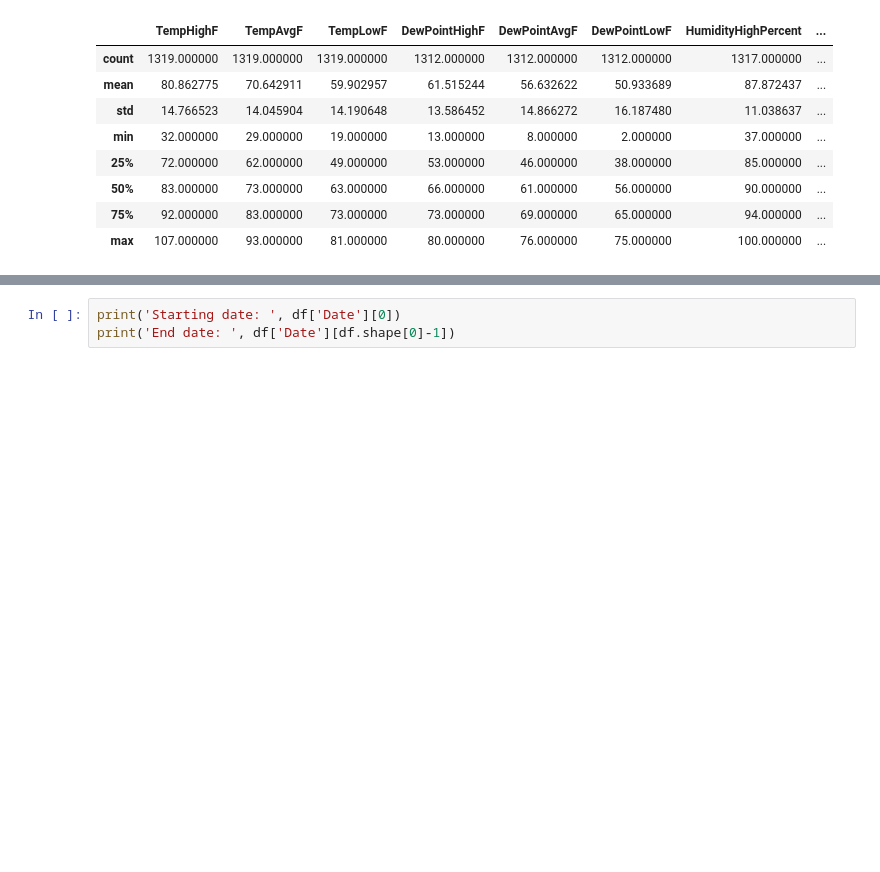
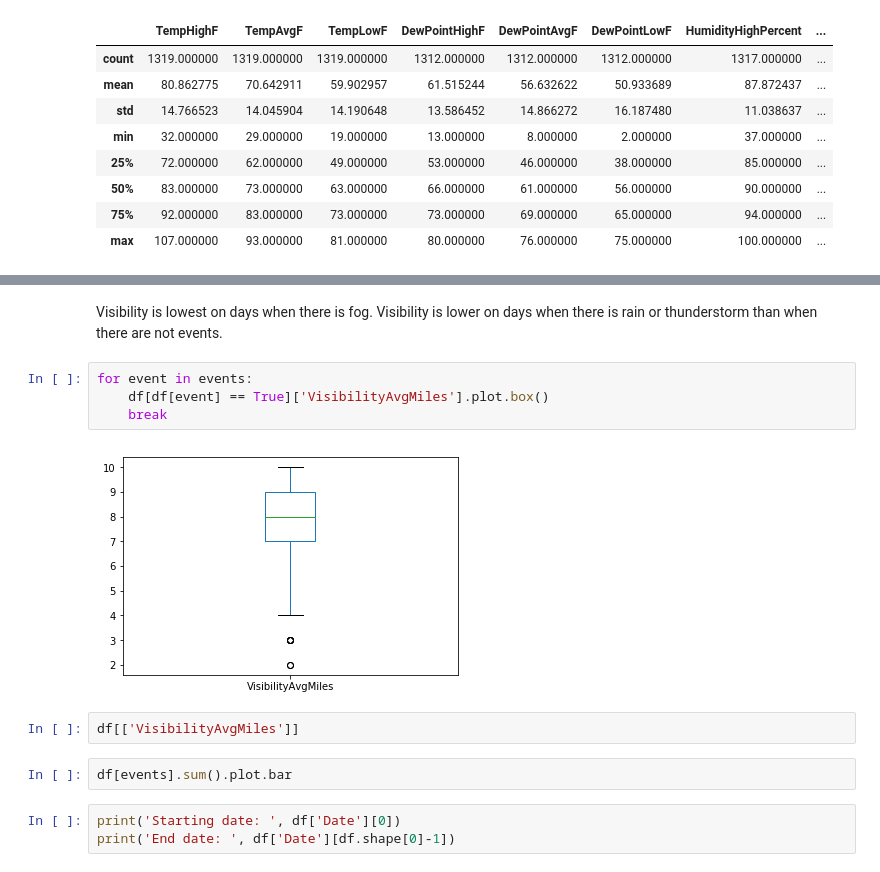
Before and after one commit to lpatruno/AustinData, a Jupyter notebook: austin_weather_analysis.ipynb, the cells around one changed output, grey strips where cells are left out. Cells and saved outputs as stored; diff of their text form; blank space fills up the shorter version.

```diff
--- a/austin_weather_analysis.ipynb
+++ b/austin_weather_analysis.ipynb
@@ -39,3 +115,15 @@ df.describe()
+# %% [markdown]
+Visibility is lowest on days when there is fog. Visibility is lower on days when there is rain or thunderstorm than when there are not events.
+# %%
+for event in events:
+    df[df[event] == True]['VisibilityAvgMiles'].plot.box()
+    break
+# %% [output]
+[figure, added]
+# %%
+df[['VisibilityAvgMiles']]
+# %%
+df[events].sum().plot.bar
 # %%
 print('Starting date: ', df['Date'][0])
 print('End date: ', df['Date'][df.shape[0]-1])
```
Also changed, not shown: parts of 9 cells of this notebook.
